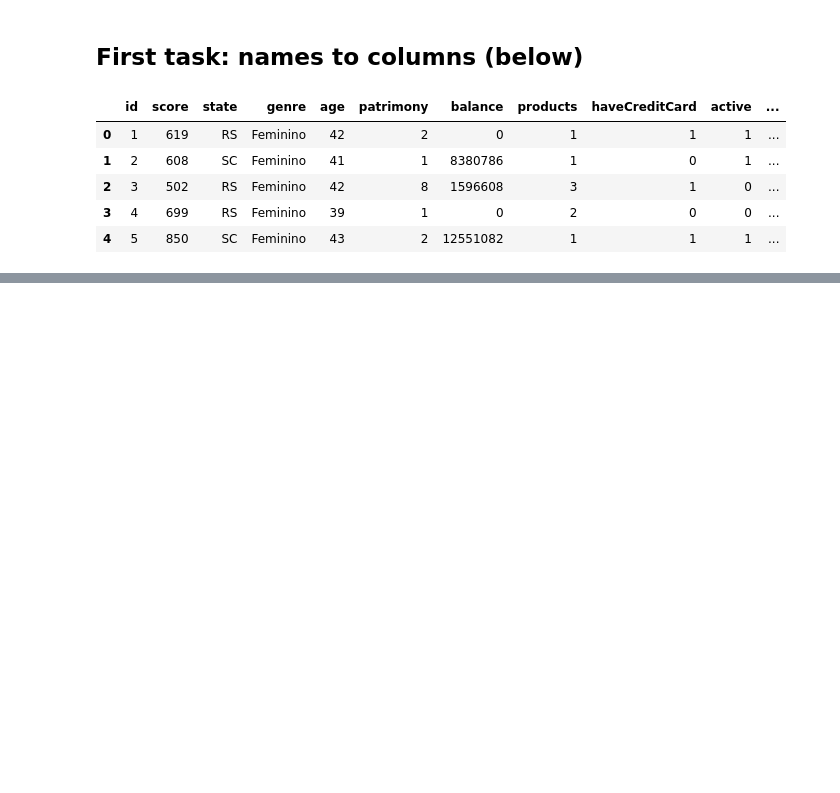
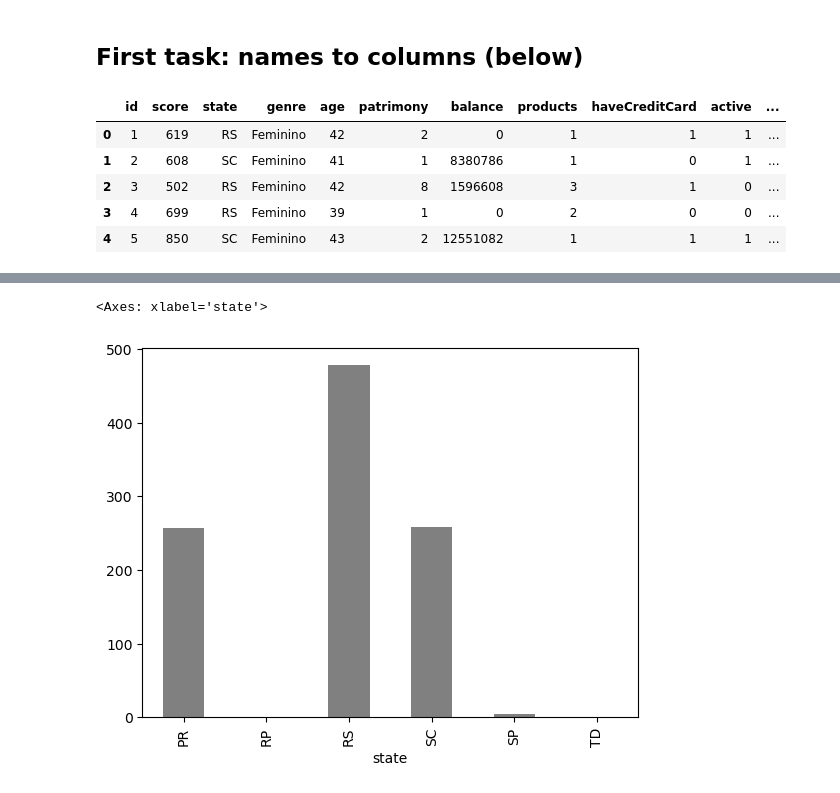
Before and after one commit to Lanpaiva/data-analysis, a Jupyter notebook: limpeza-processamento.ipynb, the cells around one changed output, grey strips where cells are left out. Saved outputs shown, nothing was run; the diff lists cells and outputs as text; code cells hidden in the pictures; blank space fills up the shorter version.

Commit message:
feat:agroupedby and exploring numeric added

```diff
--- a/limpeza-processamento.ipynb
+++ b/limpeza-processamento.ipynb
@@ -40,0 +48,5 @@ KeyboardInterrupt
+# %%
+agrouped.plot.bar(color = 'gray')
+# %% [output]
+<Axes: xlabel='state'>
+[figure, added]
```
Also changed, not shown: parts of 8 cells of this notebook.
